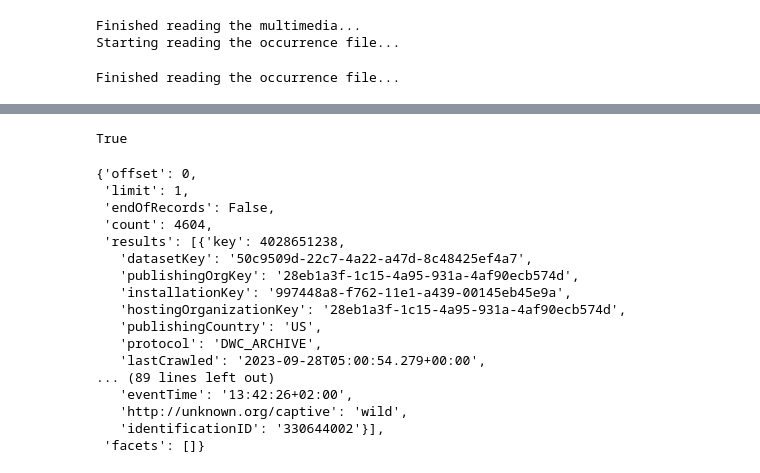
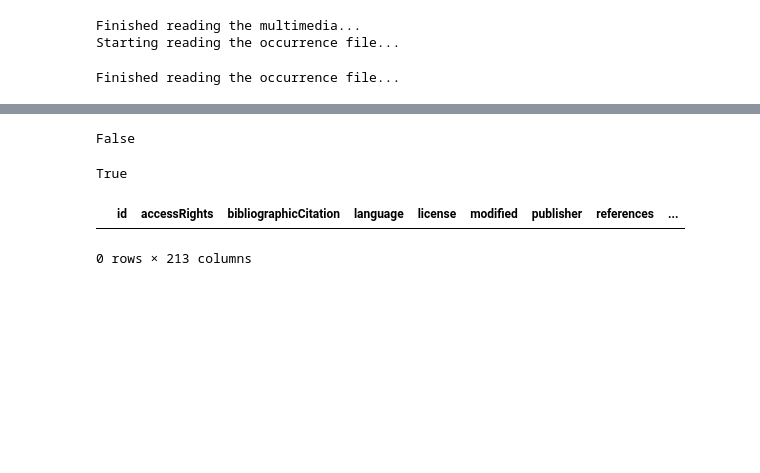
Before and after one commit to AMI-system/gbif_download_standalone, a Jupyter notebook: helper_scripts/scratchpad2.ipynb, the cells around one changed output, grey strips where cells are left out. Saved outputs shown, nothing was run; the diff lists cells and outputs as text; code cells hidden in the pictures; blank space fills up the shorter version.

Commit message:
debugging our issues with taxon IDs

```diff
--- a/helper_scripts/scratchpad2.ipynb
+++ b/helper_scripts/scratchpad2.ipynb
@@ -13,7 +13,8 @@ import argparse
 # %%
 # Load the occ dwca file
 
-dwca_file = "../../../data/gbif-species-trainer-AMI-fork/dwca_files/Erebidae.zip"
+# dwca_file = "../../../data/gbif-species-trainer-AMI-fork/dwca_files/Erebidae.zip"
+dwca_file = "../../gbif-species-trainer-data/dwca_files/Erebidae_2023_10_03.zip"
 
 with DwCAReader(dwca_file) as dwca:
 
@@ -45,8 +55,18 @@ Index(['id', 'abstract', 'accessRights', 'accrualMethod', 'accrualPeriodicity',
 # %%
-occ_df["taxonID"] = occ_df["taxonID"].astype(str)
+occ_df["acceptedTaxonKey"] = occ_df["acceptedTaxonKey"].astype(str)
 # %%
-contains = "5115818" in occ_df["taxonID"].values
+contains = "5115818" in occ_df["acceptedTaxonKey"].values
+print(contains)
+# %% [output]
+False
-# %%
-print(contains)
-# %% [output]
-True
+# %%
+contains = "8148822" in occ_df["acceptedTaxonKey"].values
+print(contains)
+# %% [output]
+True
+# %%
+occ_df_small = occ_df[occ_df["acceptedTaxonKey"] == "5115818"]
+occ_df_small
+# %% [output]
+|  | id | accessRights | bibliographicCitation | language | license | modified | publisher | references | ... |
+0 rows × 213 columns
@@ -55,20 +78,0 @@ data = occ.search(taxonKey="8148822", mediatype="StillImage", limit=1)
-# %%
-data
-# %% [output]
-{'offset': 0,
- 'limit': 1,
- 'endOfRecords': False,
- 'count': 4604,
- 'results': [{'key': 4028651238,
-   'datasetKey': '50c9509d-22c7-4a22-a47d-8c48425ef4a7',
-   'publishingOrgKey': '28eb1a3f-1c15-4a95-931a-4af90ecb574d',
-   'installationKey': '997448a8-f762-11e1-a439-00145eb45e9a',
-   'hostingOrganizationKey': '28eb1a3f-1c15-4a95-931a-4af90ecb574d',
-   'publishingCountry': 'US',
-   'protocol': 'DWC_ARCHIVE',
-   'lastCrawled': '2023-09-28T05:00:54.279+00:00',
-... (89 lines left out)
-   'eventTime': '13:42:26+02:00',
-   'http://unknown.org/captive': 'wild',
-   'identificationID': '330644002'}],
- 'facets': []}
```
Also changed, not shown: parts of 5 cells of this notebook, 7 other files.
